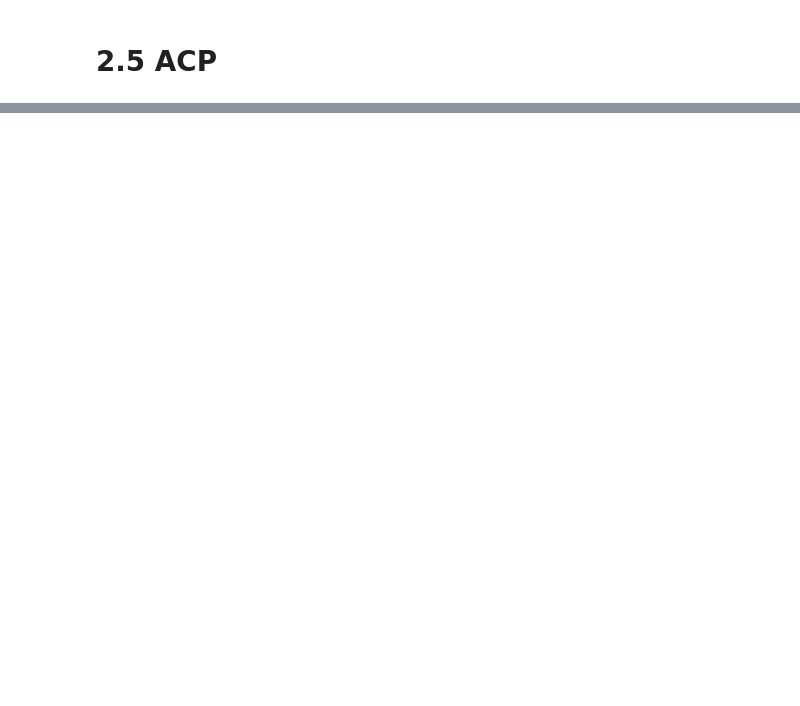
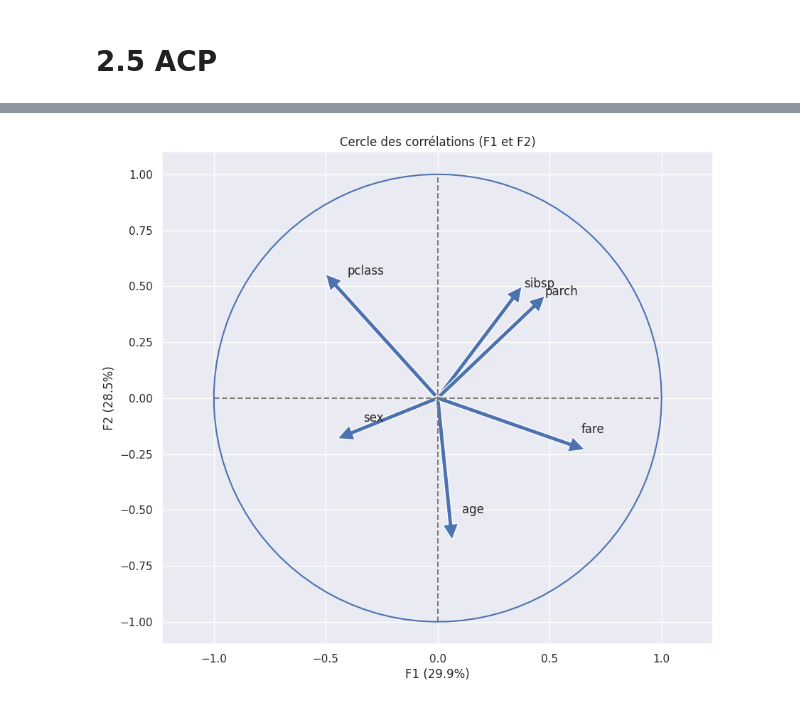
Before and after one commit to AlexandreGazagnes/gargaml, a Jupyter notebook: examples/squelette.ipynb, the cells around one changed output, grey strips where cells are left out. Saved outputs shown, nothing was run; the diff lists cells and outputs as text; code cells hidden in the pictures; blank space fills up the shorter version.

```diff
--- a/examples/squelette.ipynb
+++ b/examples/squelette.ipynb
@@ -351,0 +433,4 @@ pca.variance
+# %%
+pca.correlation_graph([0,1])
+# %% [output]
+[figure, added]
```
Also changed, not shown: parts of 35 cells of this notebook, 2 other files.
